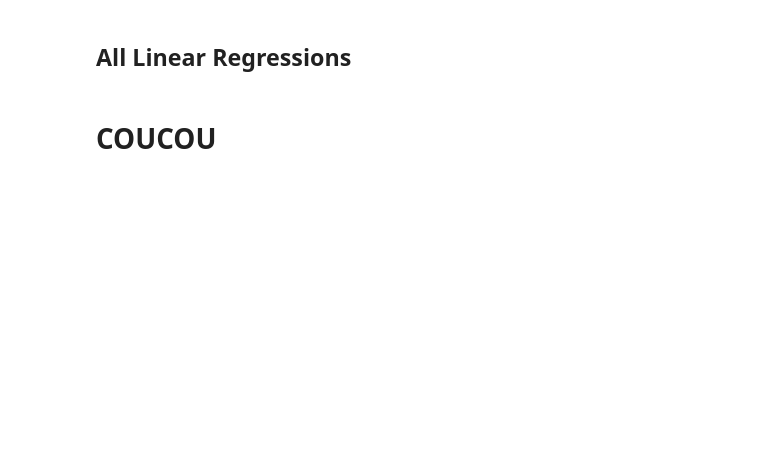
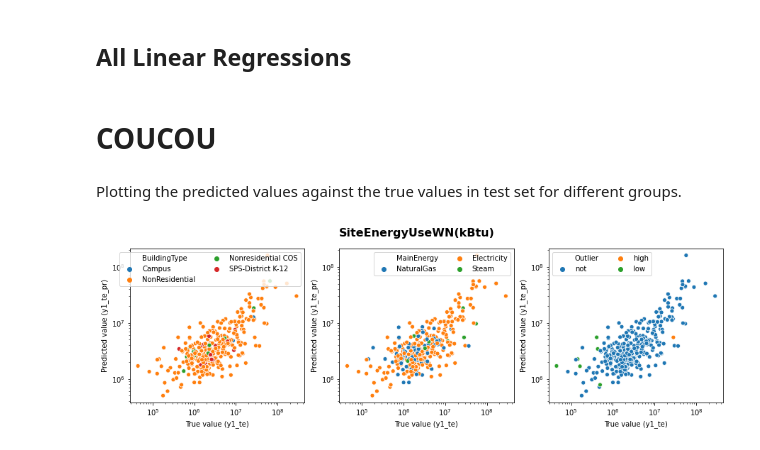
Before and after one commit to SmellyArmure/OC_DS_Project4, a Jupyter notebook: NOTEBOOKS/A_TRIER.ipynb, the cells around one changed output. Saved outputs shown, nothing was run; the diff lists cells and outputs as text; code cells hidden in the pictures; blank space fills up the shorter version.

```diff
--- a/NOTEBOOKS/A_TRIER.ipynb
+++ b/NOTEBOOKS/A_TRIER.ipynb
@@ -458,3 +436,25 @@ plot_scv_multi_scores(enet_gscv, param = "param_ElasticNet_grid__l1_ratio",
+# %% [markdown]
+Plotting the predicted values against the true values in test set for different groups.
+# %%
+name_reg='KNN_grid'
+scv = dict_models[name_reg]
+
+y1_pr = scv.predict(X_te)
+
+col_groups = ['BuildingType', 'MainEnergy', 'Outlier']
+fig, axs = plt.subplots(1,len(col_groups))
+for c, ax in zip(col_groups, axs):
+    sns.scatterplot(y1_te, y1_pr, hue=X_te[c], ax=ax)
+    ax.set_xscale('log'), ax.set_yscale('log'),
+    ax.set_xlabel('True value (y1_te)')
+    ax.set_ylabel('Predicted value (y1_te_pr)')
+    ax.legend( ncol=2, )#bbox_to_anchor=(0.6,-0.2),
+fig.suptitle('SiteEnergyUseWN(kBtu)', fontsize=16, fontweight='bold')
+fig.set_size_inches(5*len(col_groups),4)
+fig.set_facecolor('w')
+plt.show()
+# %% [output]
+[figure, added]
 # %%
 # model = enet_gscv.best_estimator_
 # # label = "enet_regressor"
```
Also changed, not shown: parts of 47 cells of this notebook, 11 other files.
